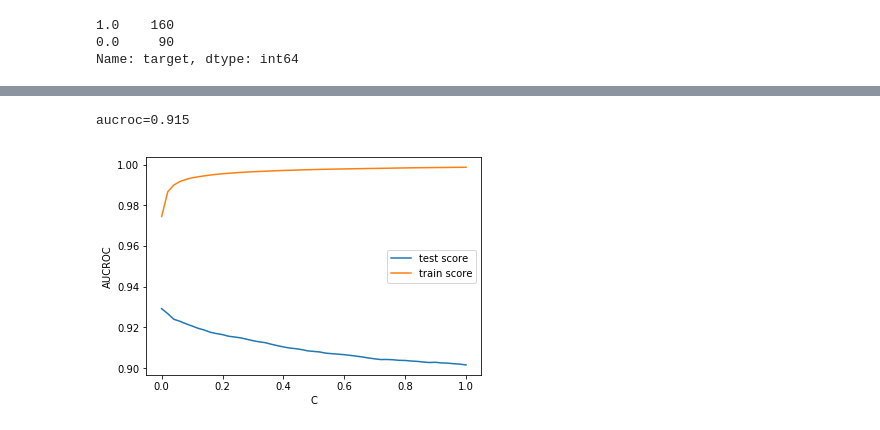
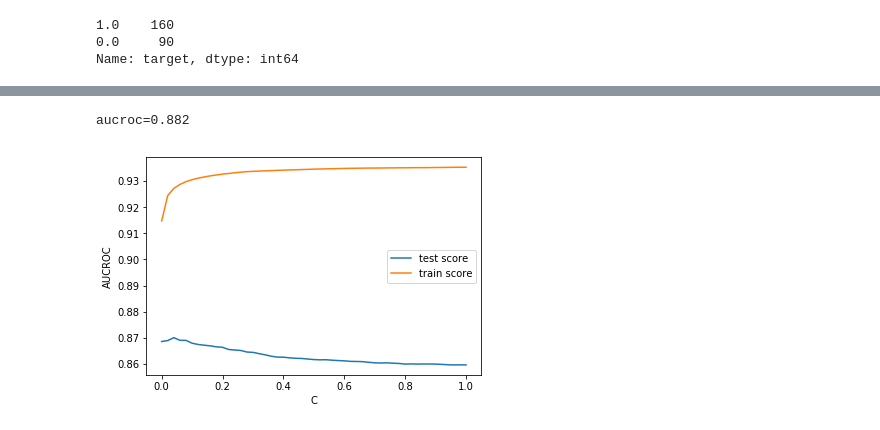
Before and after one commit to amjadfarman/do_not_overfit_ii, a Jupyter notebook: do_not_overfit.ipynb, the cells around one changed output, grey strips where cells are left out. Cells and saved outputs as stored; diff of their text form; code cells hidden in the pictures.

```diff
--- a/do_not_overfit.ipynb
+++ b/do_not_overfit.ipynb
@@ -71,14 +80,13 @@ lambda row: 0 if (((row['upper_l_0'] > row['upper_l_1']) and (row['lower_l_0'] <
 columns_impact['opportunity'] = columns_impact['opportunity'] * columns_impact['oppor_factor']
 # %%
 columns_impact = columns_impact.sort_values(by=['opportunity'], ascending = [False])
-
+columns_impact.reset_index(drop = True, inplace = True)
 plt.figure(figsize=(18,4))
 for num, col in enumerate(columns_impact['column_name'][:40]):
-    plt.plot([num-0.15, num-0.15], [columns_impact[columns_impact['column_name'] == col].loc[int(col), 'upper_l_0']
-                                    , columns_impact[columns_impact['column_name'] == col].loc[int(col), 'lower_l_0']], 'g')
-    plt.plot([num+0.15, num+0.15], [columns_impact[columns_impact['column_name'] == col].loc[int(col), 'upper_l_1']
-                                    , columns_impact[columns_impact['column_name'] == col].loc[int(col), 'lower_l_1']], 'b')
+    plt.plot([num-0.15, num-0.15], [columns_impact[columns_impact['column_name'] == col].loc[num, 'upper_l_0']
+                                    , columns_impact[columns_impact['column_name'] == col].loc[num, 'lower_l_0']], 'g')
+    plt.plot([num+0.15, num+0.15], [columns_impact[columns_impact['column_name'] == col].loc[num, 'upper_l_1']
+                                    , columns_impact[columns_impact['column_name'] == col].loc[num, 'lower_l_1']], 'b')
 plt.xticks(np.arange(num + 1), list(columns_impact['column_name']))
 plt.show()
-columns_impact_1 = columns_impact.reset_index(drop=True)
 # %% [output]
@@ -86,6 +94,6 @@ columns_impact_1 = columns_impact.reset_index(drop=True)
 # %%
 my_folds = RepeatedStratifiedKFold(n_splits = 5, n_repeats = 10, random_state = 2)
-C = np.linspace(start = 0.0001, stop = 1, num=51)
+C = [1.0]
 hyperparameters = dict(C = C)
 cols_seq = list(range(2, 100))
 tuned_score = []
@@ -93,14 +101,15 @@ for total_cols in cols_seq:
     best_columns = list(
     columns_impact['column_name'][:total_cols]
     )
-    train_subset = train_data[best_columns + ['target']]
+    X_subset = train_data[best_columns]
+    y = train_data['target']
     cl_log = LogisticRegression(penalty = 'l2', max_iter = 100)
     grid_log = GridSearchCV(cl_log
                             , hyperparameters
                             , cv = my_folds
                             , verbose = 0
                             , scoring = 'roc_auc')
-    grid_log.fit(train_subset[train_subset.columns[train_subset.columns != 'target']], train_subset['target'])
+    grid_log.fit(X_subset, y)
     tuned_score.append(grid_log.best_score_)
 # %%
 s = '({0:2d}, {1:6.3f})'.format(cols_seq[tuned_score.index(max(tuned_score))], max(tuned_score))
@@ -123,6 +132,6 @@ plt.show()
 # %%
 best_columns = list(
-    columns_impact['column_name'][:58]
+    columns_impact['column_name'][:30]
     )
 train_data = train_data[best_columns + ['target']]
 
@@ -143,11 +152,14 @@ aucroc = roc_auc_score(val_y, yhat)
 
 print('aucroc=%.3f' % aucroc)
 # %% [output]
-aucroc=0.915
+aucroc=0.882
 # %%
 cl_log_final = LogisticRegression()
-cl_log_final.fit(train_data[train_data.columns[train_data.columns != 'target']], train_data['target'])
-test_yhat = cl_log_final.predict_proba(test_data[train_data.columns[train_data.columns != 'target']])[:, 1]
+X_train_all = train_data[best_columns]
+y_train_all = train_data['target']
+X_test = test_data[best_columns]
+cl_log_final.fit(X_train_all, y_train_all)
+test_yhat = cl_log_final.predict_proba(X_test)[:, 1]
 submission_df = pd.DataFrame({'target' : test_yhat}, index = test_data.index)
 # %%
 submission_df.to_csv(f'{data_path}logreg_basic.csv', sep = ',')
@@ -156,26 +168,26 @@ my_folds = RepeatedStratifiedKFold(n_splits = 5, n_repeats = 10, random_state =
 # %%
 C = np.linspace(start = 0.0001, stop = 1, num=51)
 hyperparameters = dict(C = C)
 cl_log = LogisticRegression(penalty = 'l2', max_iter = 100)
 grid_logl2 = GridSearchCV(cl_log
                         , hyperparameters
                         , cv = my_folds
                         , verbose = 0
                         , scoring = 'roc_auc'
                         , return_train_score = True)
-grid_logl2.fit(train_data[train_data.columns[train_data.columns != 'target']], train_data['target'])
+grid_logl2.fit(X_train_all, y)
 
 test_scores = grid_logl2.cv_results_['mean_test_score']
 train_scores = grid_logl2.cv_results_['mean_train_score']
 param_C = grid_logl2.cv_results_['param_C']
 plt.plot(param_C, test_scores, label = 'test score')
 plt.plot(param_C, train_scores, label = 'train score')
 plt.xlabel('C')
 plt.ylabel('AUCROC')
 plt.legend()
 plt.show()
 # %% [output]
-[figure, old version]
+[figure, new version]
 # %%
 print('The best value of C:  ' +
       "{:.5f}".format(grid_logl2.best_params_['C']) +
```
Also changed, not shown: parts of 27 cells of this notebook.
